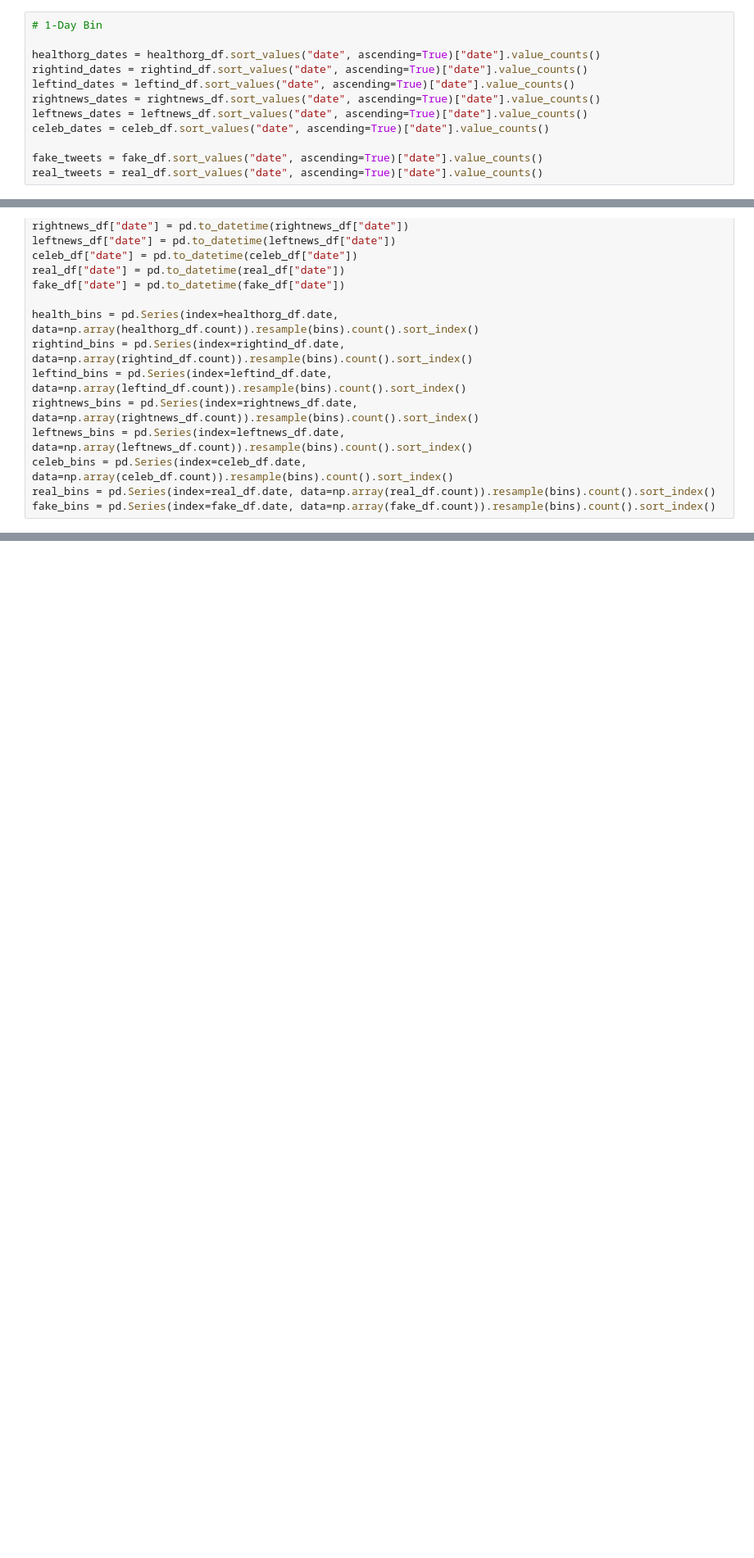
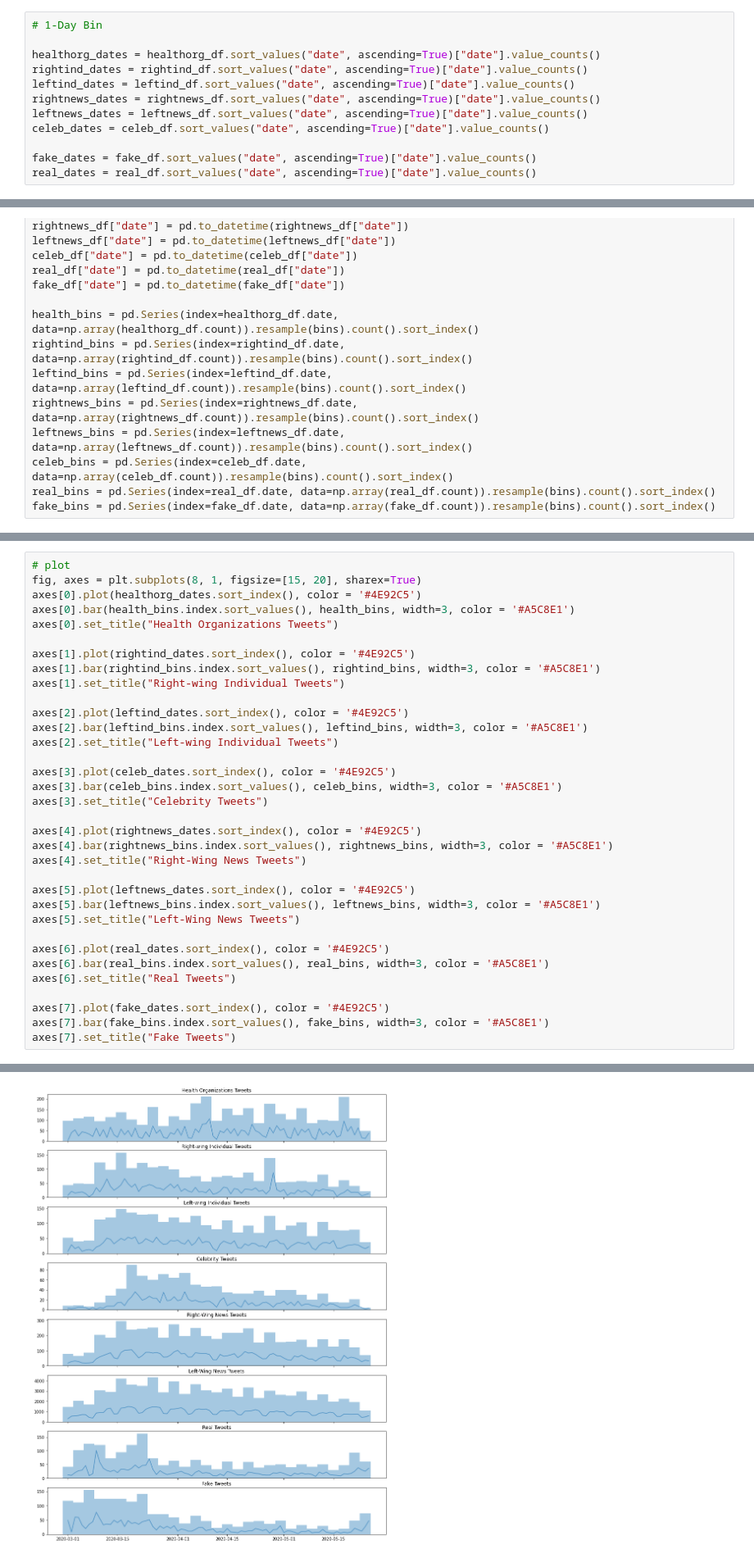
Before and after one commit to jennifertramsu/bdc2021, a Jupyter notebook: get_covid_KRCC.ipynb, the cells around one changed output, grey strips where cells are left out. Shown at 82% size. Cells and saved outputs as stored; diff of their text form; blank space fills up the shorter version.

```diff
--- a/get_covid_KRCC.ipynb
+++ b/get_covid_KRCC.ipynb
@@ -66,8 +66,8 @@ rightnews_dates = rightnews_df.sort_values("date", ascending=True)["date"].value
 leftnews_dates = leftnews_df.sort_values("date", ascending=True)["date"].value_counts()
 celeb_dates = celeb_df.sort_values("date", ascending=True)["date"].value_counts()
 
-fake_tweets = fake_df.sort_values("date", ascending=True)["date"].value_counts()
-real_tweets = real_df.sort_values("date", ascending=True)["date"].value_counts()
+fake_dates = fake_df.sort_values("date", ascending=True)["date"].value_counts()
+real_dates = real_df.sort_values("date", ascending=True)["date"].value_counts()
 # %%
 # Bin
 bins = '3D'
@@ -91,0 +107,35 @@ fake_bins = pd.Series(index=fake_df.date, data=np.array(fake_df.count)).resample
+# %%
+# plot
+fig, axes = plt.subplots(8, 1, figsize=[15, 20], sharex=True)
+axes[0].plot(healthorg_dates.sort_index(), color = '#4E92C5')
+axes[0].bar(health_bins.index.sort_values(), health_bins, width=3, color = '#A5C8E1')
+axes[0].set_title("Health Organizations Tweets")
+
+axes[1].plot(rightind_dates.sort_index(), color = '#4E92C5')
+axes[1].bar(rightind_bins.index.sort_values(), rightind_bins, width=3, color = '#A5C8E1')
+axes[1].set_title("Right-wing Individual Tweets")
+
+axes[2].plot(leftind_dates.sort_index(), color = '#4E92C5')
+axes[2].bar(leftind_bins.index.sort_values(), leftind_bins, width=3, color = '#A5C8E1')
+axes[2].set_title("Left-wing Individual Tweets")
+
+axes[3].plot(celeb_dates.sort_index(), color = '#4E92C5')
+axes[3].bar(celeb_bins.index.sort_values(), celeb_bins, width=3, color = '#A5C8E1')
+axes[3].set_title("Celebrity Tweets")
+
+axes[4].plot(rightnews_dates.sort_index(), color = '#4E92C5')
+axes[4].bar(rightnews_bins.index.sort_values(), rightnews_bins, width=3, color = '#A5C8E1')
+axes[4].set_title("Right-Wing News Tweets")
+
+axes[5].plot(leftnews_dates.sort_index(), color = '#4E92C5')
+axes[5].bar(leftnews_bins.index.sort_values(), leftnews_bins, width=3, color = '#A5C8E1')
+axes[5].set_title("Left-Wing News Tweets")
+
+axes[6].plot(real_dates.sort_index(), color = '#4E92C5')
+axes[6].bar(real_bins.index.sort_values(), real_bins, width=3, color = '#A5C8E1')
+axes[6].set_title("Real Tweets")
+
+axes[7].plot(fake_dates.sort_index(), color = '#4E92C5')
+axes[7].bar(fake_bins.index.sort_values(), fake_bins, width=3, color = '#A5C8E1')
+axes[7].set_title("Fake Tweets")
+# %% [output]
@@ -92,3 +143,4 @@ fake_bins = pd.Series(index=fake_df.date, data=np.array(fake_df.count)).resample
+[figure, added]
 # %%
 print("HealthOrg Tweets: \t{}\nLeft Tweets: \t{}\nRight Tweets: \t{}\nCeleb Tweets: \t{}\nLeft News Outlet Tweets: \t{}\nRight News Outlet Tweets: \t{}\nFake Tweets:\t\t{}\nReal Tweets:\t\t{}\n".format(len(health_bins), len(leftind_bins), len(rightind_bins), len(celeb_bins), len(leftnews_bins), len(rightnews_bins), len(fake_bins), len(real_bins)))
 # %% [output]
```
Also changed, not shown: parts of 4 cells of this notebook, 6 other files.
